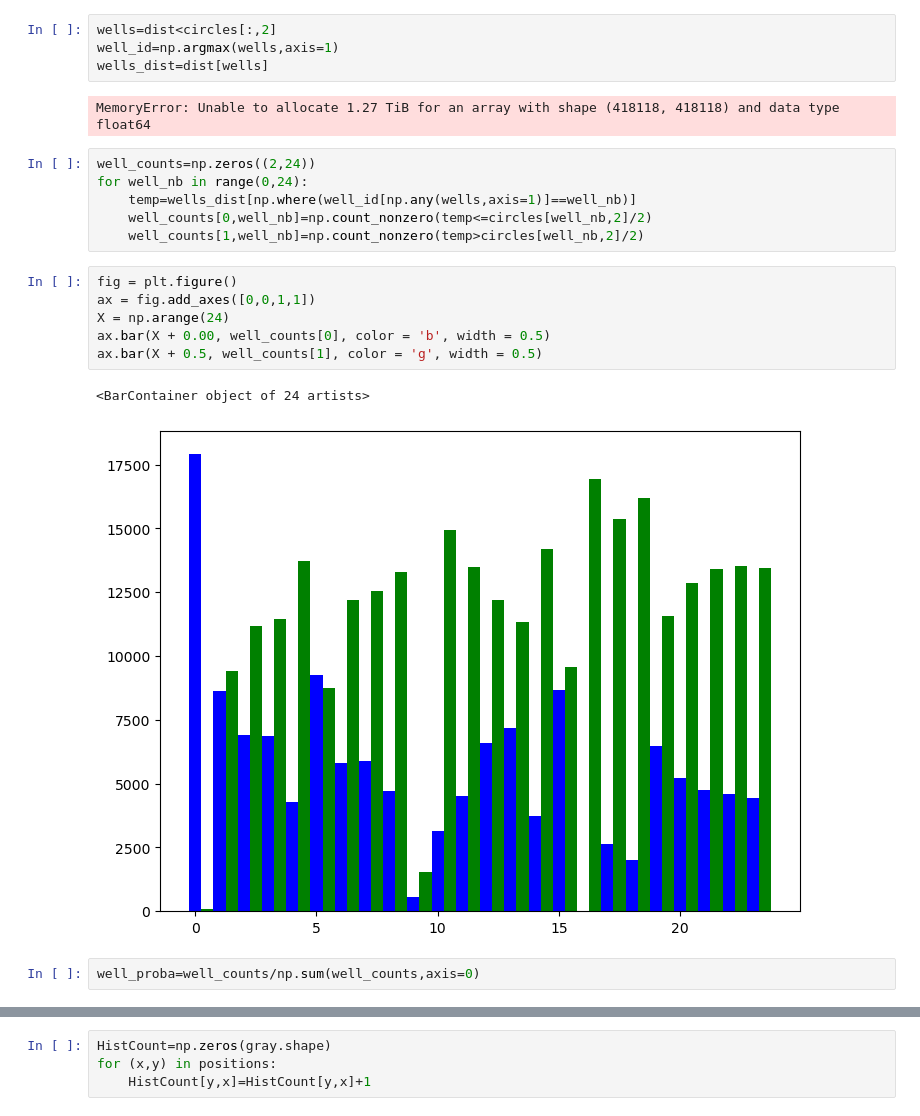
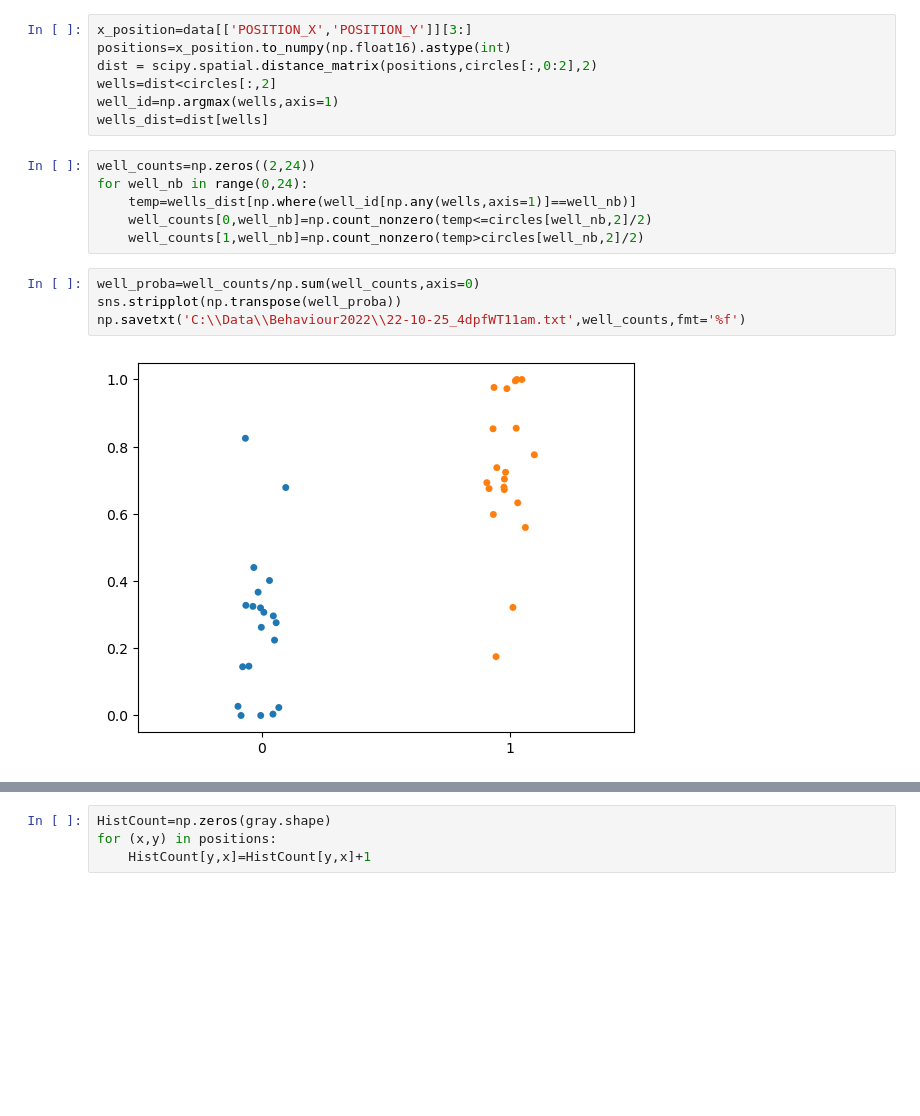
Before and after one commit to Vanwalleghem/Behavioural-Analysis, a Jupyter notebook: Circle description.ipynb, the cells around one changed output, grey strips where cells are left out. Drawn from its saved outputs; the diff is of its cells as text; blank space fills up the shorter version.

```diff
--- a/Circle description.ipynb
+++ b/Circle description.ipynb
@@ -104,23 +48,19 @@ array([[287.56390594, 367.64248938, 233.26594265, ..., 247.75996448,
 # %%
+x_position=data[['POSITION_X','POSITION_Y']][3:]
+positions=x_position.to_numpy(np.float16).astype(int)
+dist = scipy.spatial.distance_matrix(positions,circles[:,0:2],2)
 wells=dist<circles[:,2]
 well_id=np.argmax(wells,axis=1)
 wells_dist=dist[wells]
-# %% [output]
-MemoryError: Unable to allocate 1.27 TiB for an array with shape (418118, 418118) and data type float64
 # %%
 well_counts=np.zeros((2,24))
 for well_nb in range(0,24):
     temp=wells_dist[np.where(well_id[np.any(wells,axis=1)]==well_nb)]
     well_counts[0,well_nb]=np.count_nonzero(temp<=circles[well_nb,2]/2)
     well_counts[1,well_nb]=np.count_nonzero(temp>circles[well_nb,2]/2)
-# %%
-fig = plt.figure()
-ax = fig.add_axes([0,0,1,1])
-X = np.arange(24)
-ax.bar(X + 0.00, well_counts[0], color = 'b', width = 0.5)
-ax.bar(X + 0.5, well_counts[1], color = 'g', width = 0.5)
-# %% [output]
-<BarContainer object of 24 artists>
-[figure, removed]
 # %%
 well_proba=well_counts/np.sum(well_counts,axis=0)
+sns.stripplot(np.transpose(well_proba))
+np.savetxt('C:\\Data\\Behaviour2022\\22-10-25_4dpfWT11am.txt',well_counts,fmt='%f')
+# %% [output]
+[figure, added]
```
Also changed, not shown: parts of 38 cells of this notebook.
